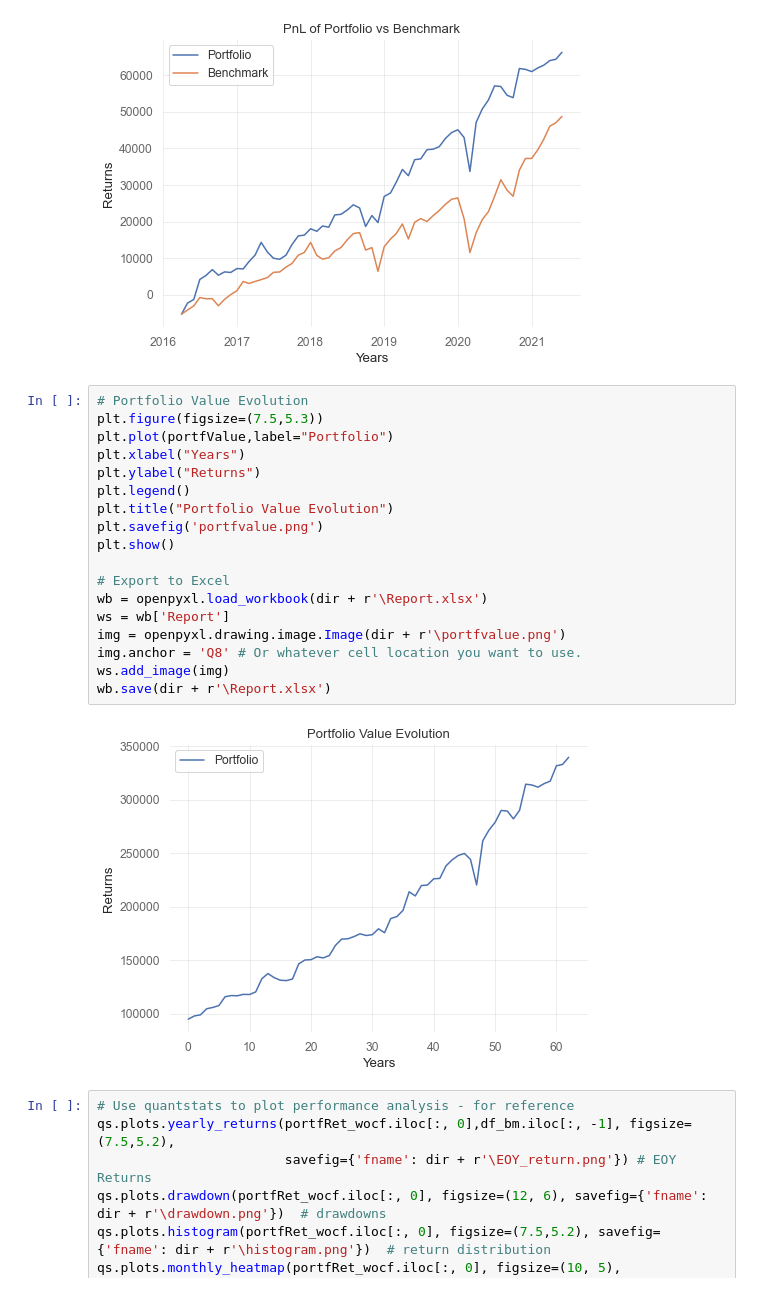
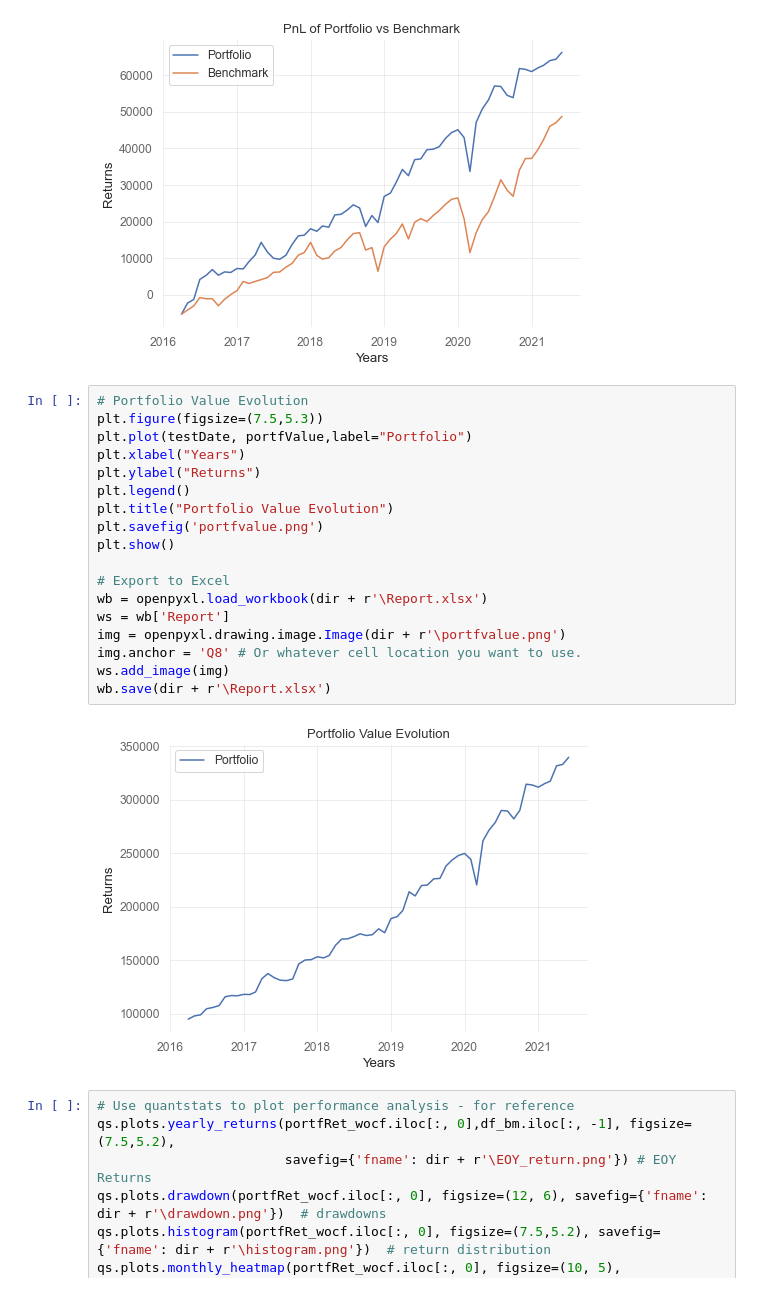
Before and after one commit to of1201/roboadvisor, a Jupyter notebook: risk lab.ipynb, the cells around one changed output. Cells and saved outputs as stored; diff of their text form.

```diff
--- a/risk lab.ipynb
+++ b/risk lab.ipynb
@@ -1522,23 +1522,23 @@ wb.save(dir + r'\Report.xlsx')
 # %%
 # Portfolio Value Evolution
 plt.figure(figsize=(7.5,5.3))
-plt.plot(portfValue,label="Portfolio")
+plt.plot(testDate, portfValue,label="Portfolio")
 plt.xlabel("Years")
 plt.ylabel("Returns")
 plt.legend()
 plt.title("Portfolio Value Evolution")
 plt.savefig('portfvalue.png')
 plt.show()
 
 # Export to Excel
 wb = openpyxl.load_workbook(dir + r'\Report.xlsx')
 ws = wb['Report']
 img = openpyxl.drawing.image.Image(dir + r'\portfvalue.png')
 img.anchor = 'Q8' # Or whatever cell location you want to use.
 ws.add_image(img)
 wb.save(dir + r'\Report.xlsx')
 # %% [output]
-[figure, old version]
+[figure, new version]
 # %%
 # Use quantstats to plot performance analysis - for reference
 qs.plots.yearly_returns(portfRet_wocf.iloc[:, 0],df_bm.iloc[:, -1], figsize=(7.5,5.2),
```
Also changed, not shown: parts of 4 cells of this notebook.
